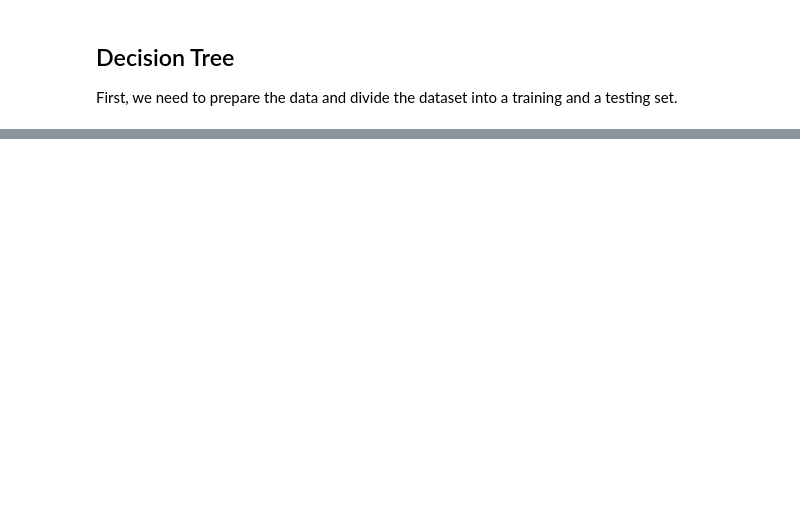
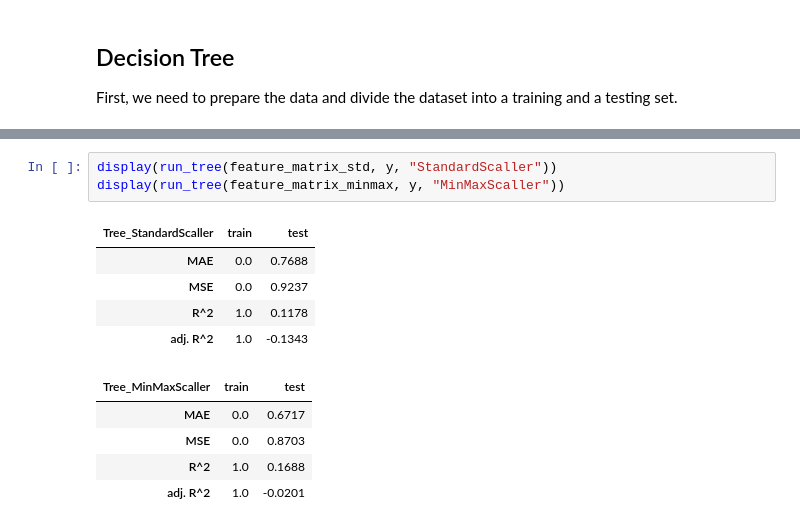
Before and after one commit to mivelikikh/what_makes_us_happy, a Jupyter notebook: PCA_approach.ipynb, the cells around one changed output, grey strips where cells are left out. Drawn from its saved outputs; the diff is of its cells as text; blank space fills up the shorter version.

```diff
--- a/PCA_approach.ipynb
+++ b/PCA_approach.ipynb
@@ -469,0 +482,14 @@ Now let's train and predict:
+# %%
+display(run_tree(feature_matrix_std, y, "StandardScaller"))
+display(run_tree(feature_matrix_minmax, y, "MinMaxScaller"))
+# %% [output]
+| Tree_StandardScaller | train | test |
+| MAE | 0.0 | 0.7688 |
+| MSE | 0.0 | 0.9237 |
+| R^2 | 1.0 | 0.1178 |
+| adj. R^2 | 1.0 | -0.1343 |
+| Tree_MinMaxScaller | train | test |
+| MAE | 0.0 | 0.6717 |
+| MSE | 0.0 | 0.8703 |
+| R^2 | 1.0 | 0.1688 |
+| adj. R^2 | 1.0 | -0.0201 |
```
Also changed, not shown: parts of 13 cells of this notebook.
